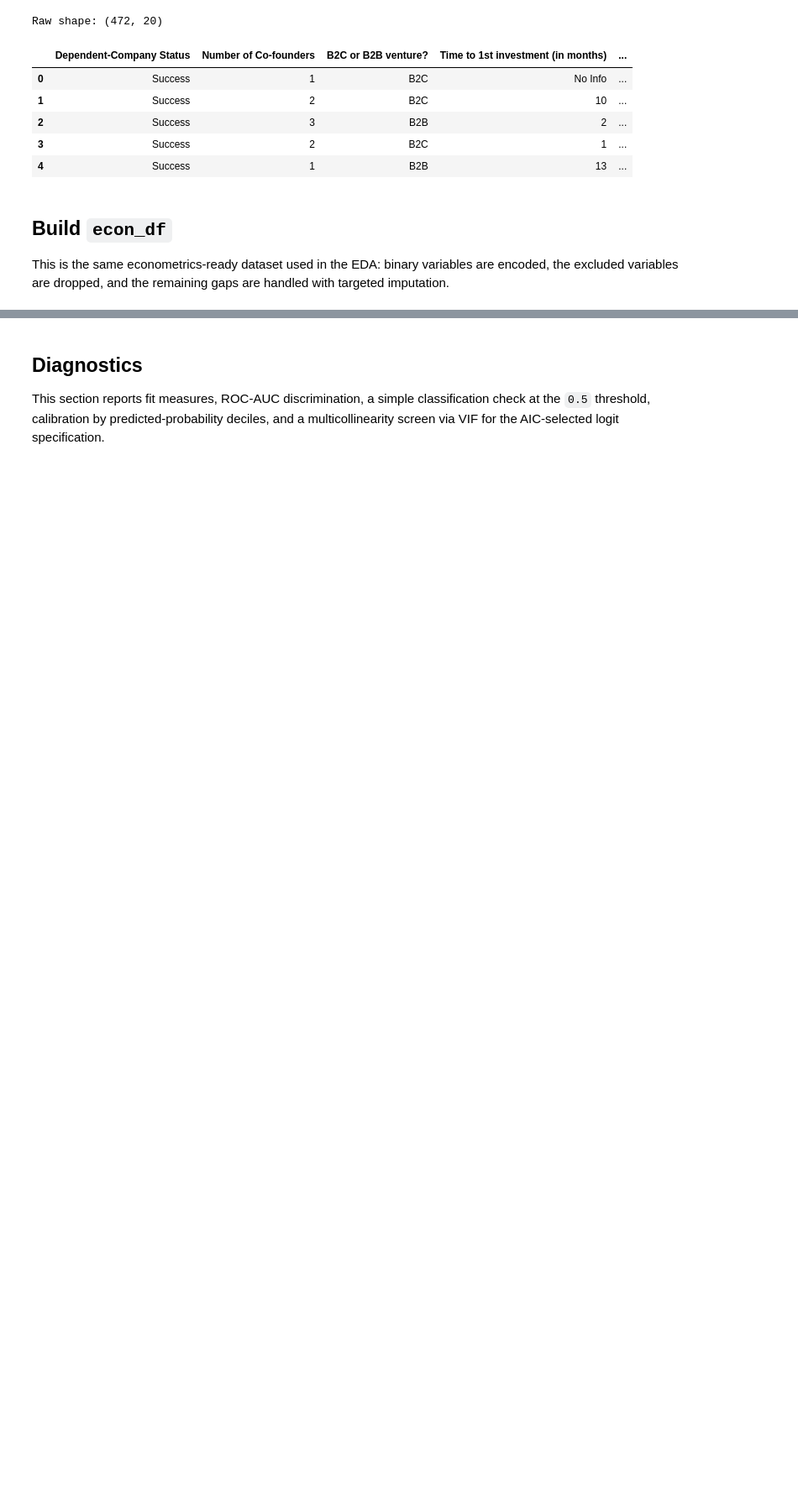
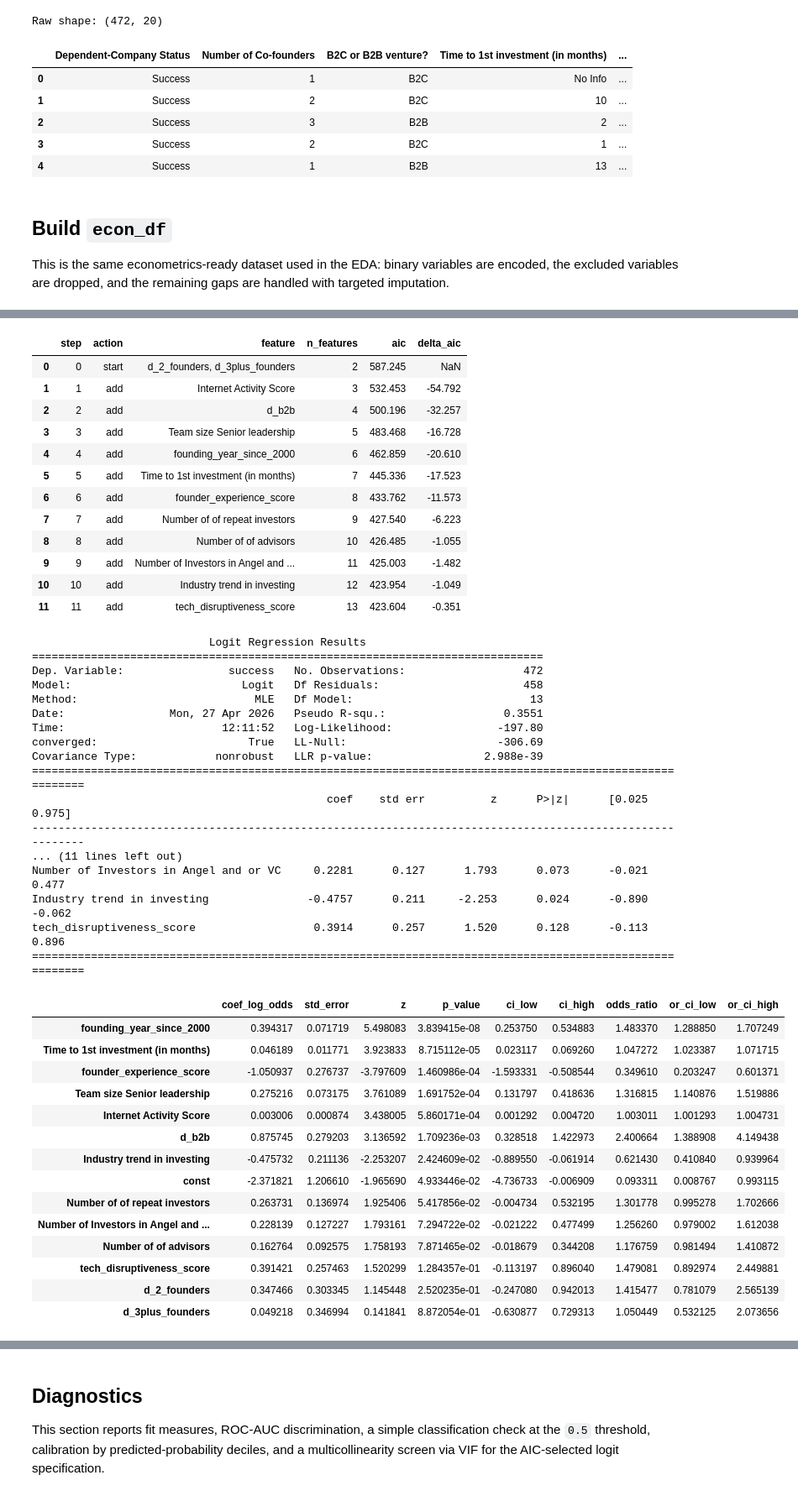
Before and after one commit to ykertytsky/ucu-econometrics-final-project, a Jupyter notebook: model.ipynb, the cells around one changed output, grey strips where cells are left out. Shown at 84% size. Drawn from its saved outputs; the diff is of its cells as text; code cells hidden in the pictures; blank space fills up the shorter version.

```diff
--- a/model.ipynb
+++ b/model.ipynb
@@ -253,6 +264,6 @@ Because the dependent variable is binary, the model is estimated as a logistic r
 # %%
 full_features = ANALYSIS_FEATURES.copy()
-forced_features = ['d_2_founders']
+forced_features = ['d_2_founders', 'd_3plus_founders']
 
 
 def fit_logit(feature_list):
@@ -388,3 +399,4 @@ display(coef_table)
 
 marginal_effects = logit_results.get_margeff(at='mean')
 print(marginal_effects.summary())
+# %% [output]
@@ -390,0 +423,45 @@ print(marginal_effects.summary())
+|  | step | action | feature | n_features | aic | delta_aic |
+| 0 | 0 | start | d_2_founders, d_3plus_founders | 2 | 587.245 | NaN |
+| 1 | 1 | add | Internet Activity Score | 3 | 532.453 | -54.792 |
+| 2 | 2 | add | d_b2b | 4 | 500.196 | -32.257 |
+| 3 | 3 | add | Team size Senior leadership | 5 | 483.468 | -16.728 |
+| 4 | 4 | add | founding_year_since_2000 | 6 | 462.859 | -20.610 |
+| 5 | 5 | add | Time to 1st investment (in months) | 7 | 445.336 | -17.523 |
+| 6 | 6 | add | founder_experience_score | 8 | 433.762 | -11.573 |
+| 7 | 7 | add | Number of of repeat investors | 9 | 427.540 | -6.223 |
+| 8 | 8 | add | Number of of advisors | 10 | 426.485 | -1.055 |
+| 9 | 9 | add | Number of Investors in Angel and ... | 11 | 425.003 | -1.482 |
+| 10 | 10 | add | Industry trend in investing | 12 | 423.954 | -1.049 |
+| 11 | 11 | add | tech_disruptiveness_score | 13 | 423.604 | -0.351 |
+                           Logit Regression Results
+==============================================================================
+Dep. Variable:                success   No. Observations:                  472
+Model:                          Logit   Df Residuals:                      458
+Method:                           MLE   Df Model:                           13
+Date:                Mon, 27 Apr 2026   Pseudo R-squ.:                  0.3551
+Time:                        12:11:52   Log-Likelihood:                -197.80
+converged:                       True   LL-Null:                       -306.69
+Covariance Type:            nonrobust   LLR p-value:                 2.988e-39
+==========================================================================================================
+                                             coef    std err          z      P>|z|      [0.025      0.975]
+----------------------------------------------------------------------------------------------------------
+... (11 lines left out)
+Number of Investors in Angel and or VC     0.2281      0.127      1.793      0.073      -0.021       0.477
+Industry trend in investing               -0.4757      0.211     -2.253      0.024      -0.890      -0.062
+tech_disruptiveness_score                  0.3914      0.257      1.520      0.128      -0.113       0.896
+==========================================================================================================
+|  | coef_log_odds | std_error | z | p_value | ci_low | ci_high | odds_ratio | or_ci_low | or_ci_high |
+| founding_year_since_2000 | 0.394317 | 0.071719 | 5.498083 | 3.839415e-08 | 0.253750 | 0.534883 | 1.483370 | 1.288850 | 1.707249 |
+| Time to 1st investment (in months) | 0.046189 | 0.011771 | 3.923833 | 8.715112e-05 | 0.023117 | 0.069260 | 1.047272 | 1.023387 | 1.071715 |
+| founder_experience_score | -1.050937 | 0.276737 | -3.797609 | 1.460986e-04 | -1.593331 | -0.508544 | 0.349610 | 0.203247 | 0.601371 |
+| Team size Senior leadership | 0.275216 | 0.073175 | 3.761089 | 1.691752e-04 | 0.131797 | 0.418636 | 1.316815 | 1.140876 | 1.519886 |
+| Internet Activity Score | 0.003006 | 0.000874 | 3.438005 | 5.860171e-04 | 0.001292 | 0.004720 | 1.003011 | 1.001293 | 1.004731 |
+| d_b2b | 0.875745 | 0.279203 | 3.136592 | 1.709236e-03 | 0.328518 | 1.422973 | 2.400664 | 1.388908 | 4.149438 |
+| Industry trend in investing | -0.475732 | 0.211136 | -2.253207 | 2.424609e-02 | -0.889550 | -0.061914 | 0.621430 | 0.410840 | 0.939964 |
+| const | -2.371821 | 1.206610 | -1.965690 | 4.933446e-02 | -4.736733 | -0.006909 | 0.093311 | 0.008767 | 0.993115 |
+| Number of of repeat investors | 0.263731 | 0.136974 | 1.925406 | 5.417856e-02 | -0.004734 | 0.532195 | 1.301778 | 0.995278 | 1.702666 |
+| Number of Investors in Angel and ... | 0.228139 | 0.127227 | 1.793161 | 7.294722e-02 | -0.021222 | 0.477499 | 1.256260 | 0.979002 | 1.612038 |
+| Number of of advisors | 0.162764 | 0.092575 | 1.758193 | 7.871465e-02 | -0.018679 | 0.344208 | 1.176759 | 0.981494 | 1.410872 |
+| tech_disruptiveness_score | 0.391421 | 0.257463 | 1.520299 | 1.284357e-01 | -0.113197 | 0.896040 | 1.479081 | 0.892974 | 2.449881 |
+| d_2_founders | 0.347466 | 0.303345 | 1.145448 | 2.520235e-01 | -0.247080 | 0.942013 | 1.415477 | 0.781079 | 2.565139 |
+| d_3plus_founders | 0.049218 | 0.346994 | 0.141841 | 8.872054e-01 | -0.630877 | 0.729313 | 1.050449 | 0.532125 | 2.073656 |
```
Also changed, not shown: parts of 6 cells of this notebook.
